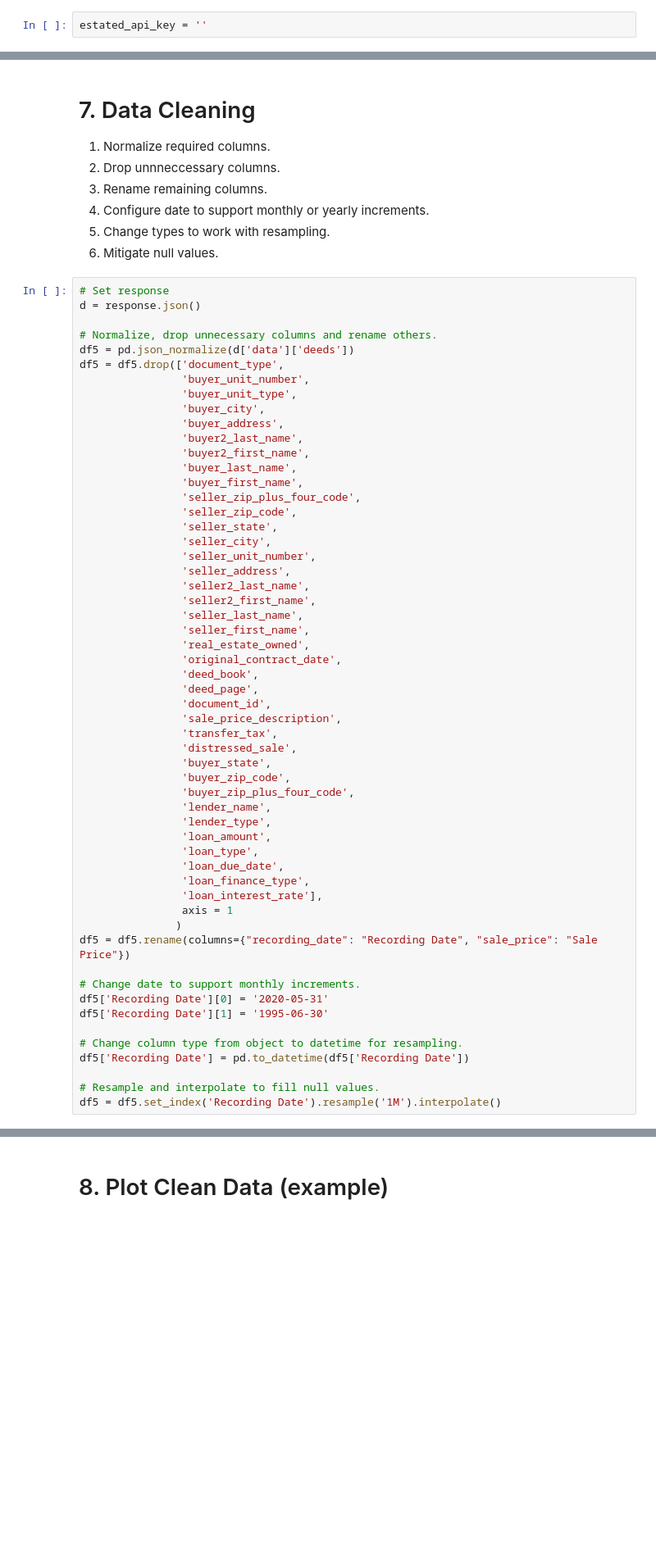
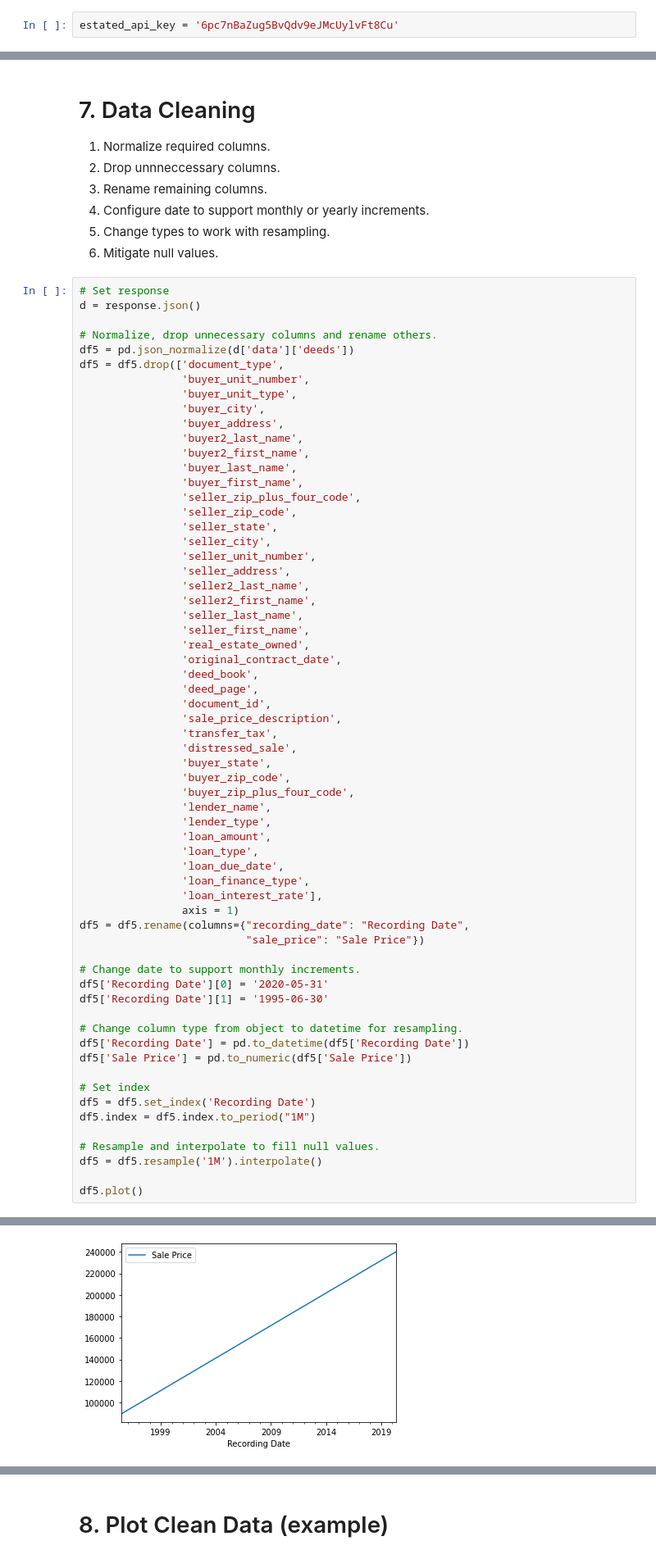
Before and after one commit to sid-ak/JPHomeValue, a Jupyter notebook: requests/estatedapi.ipynb, the cells around one changed output, grey strips where cells are left out. Shown at 82% size. Cells and saved outputs as stored; diff of their text form; blank space fills up the shorter version.

```diff
--- a/requests/estatedapi.ipynb
+++ b/requests/estatedapi.ipynb
@@ -16,7 +19,7 @@ sys.setrecursionlimit(10000000) # Prevent infinite recursion (https://www.geeksf
 API key goes here, add your own key. <br>
 Found here: https://estated.com/developers/docs/v4
 # %%
-estated_api_key = ''
+estated_api_key = '6pc7nBaZug5BvQdv9eJMcUylvFt8Cu'
 # %% [markdown]
 # 3. Estated Request and Response
 `get_estated_detail()` implementation
@@ -141,9 +150,9 @@ df5 = df5.drop(['document_type',
                 'loan_due_date',
                 'loan_finance_type',
                 'loan_interest_rate'],
-                axis = 1
-               )
-df5 = df5.rename(columns={"recording_date": "Recording Date", "sale_price": "Sale Price"})
+                axis = 1)
+df5 = df5.rename(columns={"recording_date": "Recording Date",
+                          "sale_price": "Sale Price"})
 
 # Change date to support monthly increments.
 df5['Recording Date'][0] = '2020-05-31'
@@ -151,6 +160,14 @@ df5['Recording Date'][1] = '1995-06-30'
 
 # Change column type from object to datetime for resampling.
 df5['Recording Date'] = pd.to_datetime(df5['Recording Date'])
+df5['Sale Price'] = pd.to_numeric(df5['Sale Price'])
+
+# Set index
+df5 = df5.set_index('Recording Date')
+df5.index = df5.index.to_period("1M")
 
 # Resample and interpolate to fill null values.
-df5 = df5.set_index('Recording Date').resample('1M').interpolate()
+df5 = df5.resample('1M').interpolate()
+
+df5.plot()
+# %% [output]
@@ -156,0 +181 @@ df5 = df5.set_index('Recording Date').resample('1M').interpolate()
+[figure, added]
```
Also changed, not shown: parts of 12 cells of this notebook.
